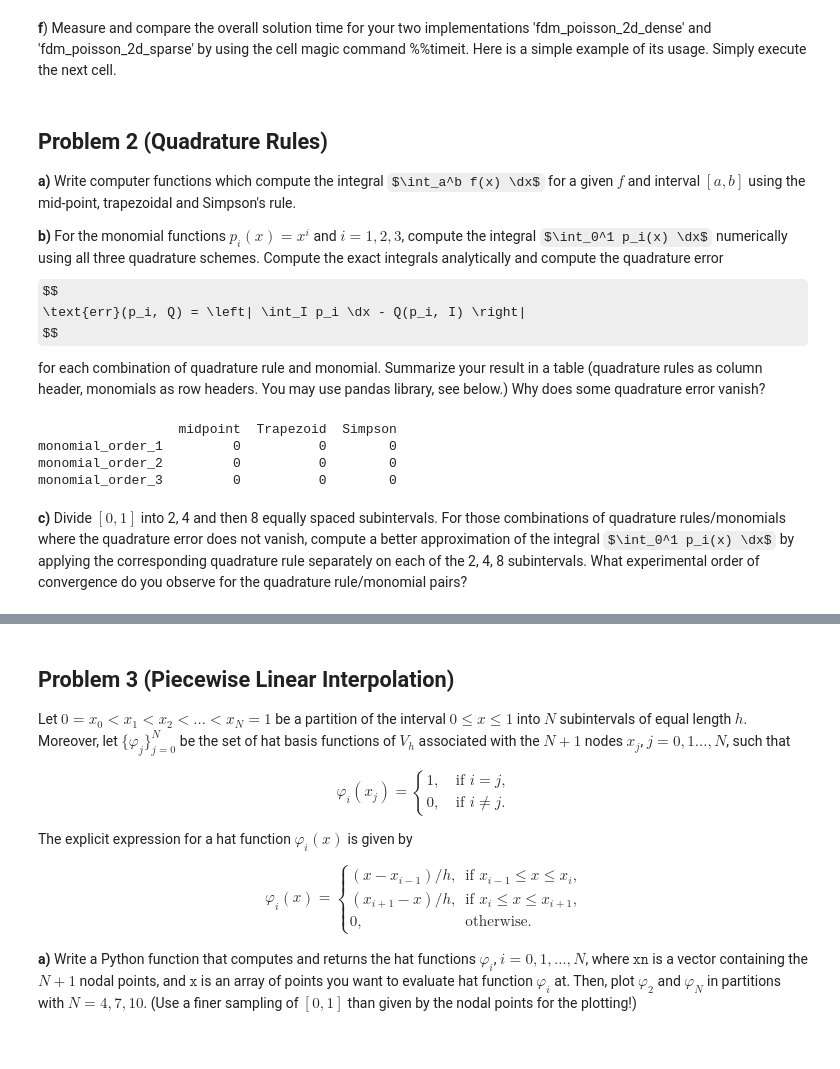
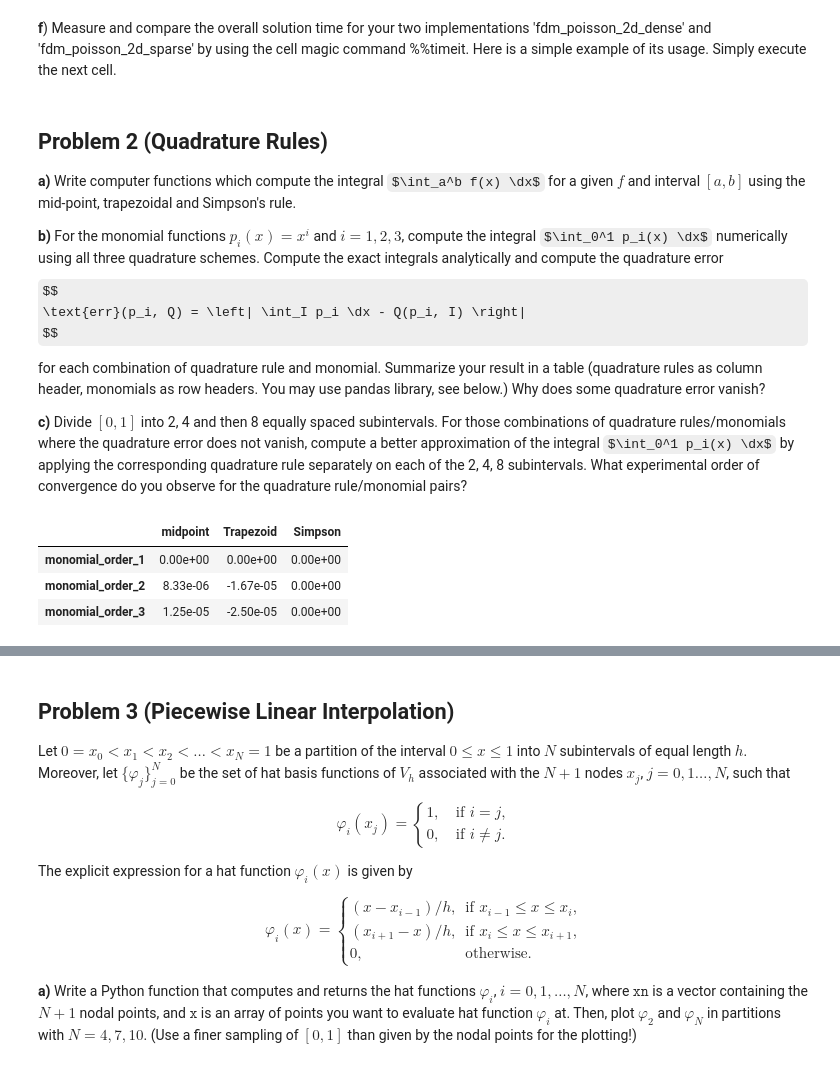
Before and after one commit to todj107/NumPDE, a Jupyter notebook: lab_02_tor.ipynb, the cells around one changed output, grey strips where cells are left out. Cells and saved outputs as stored; diff of their text form; code cells hidden in the pictures; some formulas as TeX source.

```diff
--- a/lab_02_tor.ipynb
+++ b/lab_02_tor.ipynb
@@ -214,20 +214,9 @@ $$
 
 for each combination of quadrature rule and monomial. Summarize your result in
 a table (quadrature rules as column header, monomials as row headers. You may use pandas library, see below.) Why does some quadrature error vanish?
+
+**c)** Divide $[0,1]$ into 2, 4 and then 8 equally spaced subintervals.
+For those combinations of quadrature rules/monomials where the quadrature error does not vanish, compute a better approximation of the integral $\int_0^1 p_i(x) \dx$
+by applying the corresponding quadrature rule separately on each of the 2, 4, 8 subintervals.
+What experimental order of convergence do you observe for the quadrature rule/monomial pairs?
-# %%
-import pandas as pd
-
-data = {'midpoint': [0, 0, 0],
-        'Trapezoid': [0, 0, 0],
-        'Simpson': [0, 0, 0]
-        }
-
-df = pd.DataFrame(data, index=['monomial_order_1','monomial_order_2','monomial_order_3'])
-
-print (df)
-# %% [output]
-                  midpoint  Trapezoid  Simpson
-monomial_order_1         0          0        0
-monomial_order_2         0          0        0
-monomial_order_3         0          0        0
 # %%
@@ -262,8 +252,40 @@ def simpsons(f, a, b, N):
         g += h/6*(f(x[i-1]) + f(x[i]) + 4*f(xm))
 
     return g
-# %% [markdown]
-**c)** Divide $[0,1]$ into 2, 4 and then 8 equally spaced subintervals.
-For those combinations of quadrature rules/monomials where the quadrature error does not vanish, compute a better approximation of the integral $\int_0^1 p_i(x) \dx$
-by applying the corresponding quadrature rule separately on each of the 2, 4, 8 subintervals.
-What experimental order of convergence do you observe for the quadrature rule/monomial pairs?
+# %%
+# b)
+a = 0
+b = 1
+N = 100
+i_max = 3
+
+P_analytic = np.zeros(i_max)
+P_numeric = np.zeros((i_max,3))
+err = np.zeros((i_max,3))
+
+for i in range(1,i_max+1):
+    p = lambda x : x**i
+    P_analytic[i-1] = (b**(i+1) - a**(i+1))/(i+1)
+
+    P_numeric[i-1,0] =  mid_point(p, a, b, N)
+    P_numeric[i-1,1] = trapezoid(p, a, b, N)
+    P_numeric[i-1, 2] = simpsons(p, a, b, N)
+
+    for j in range(0,3):
+        err[i-1,j] = P_analytic[i-1] - P_numeric[i-1,j]
+
+data = {'midpoint': err[:,0],
+        'Trapezoid': err[:,1],
+        'Simpson': err[:,2]
+        }
+index = []
+for i in range(1, i_max + 1):
+    index.append(f"monomial_order_{i}")
+df = pd.DataFrame(data, index=index)
+
+display(df)
+# %% [output]
+|  | midpoint | Trapezoid | Simpson |
+| monomial_order_1 | 0.00e+00 | 0.00e+00 | 0.00e+00 |
+| monomial_order_2 | 8.33e-06 | -1.67e-05 | 0.00e+00 |
+| monomial_order_3 | 1.25e-05 | -2.50e-05 | 0.00e+00 |
```
Also changed, not shown: parts of 3 cells of this notebook.
